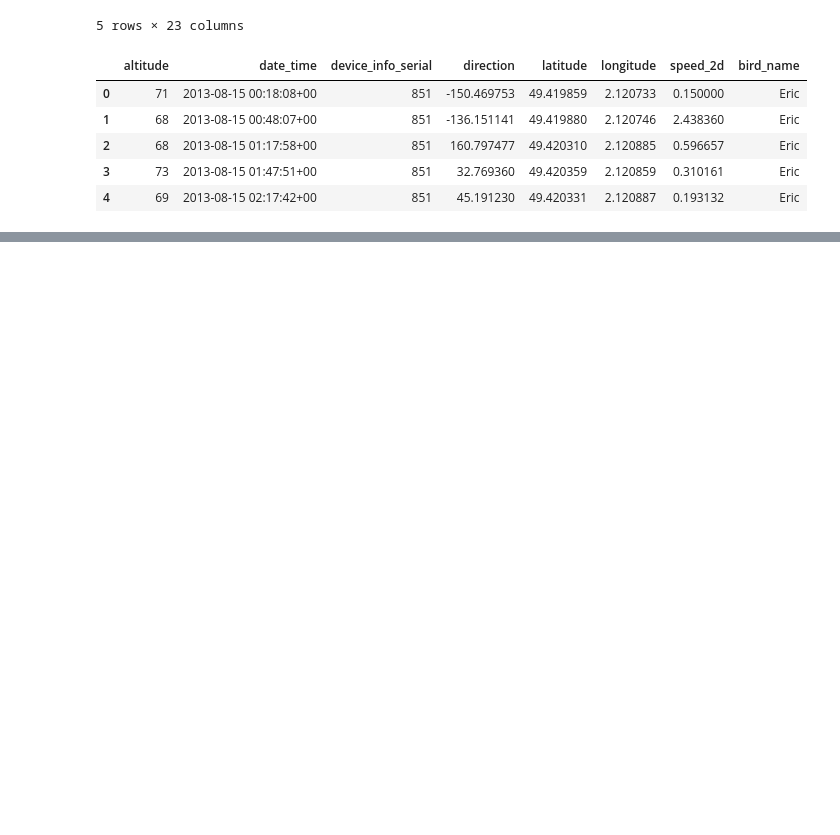
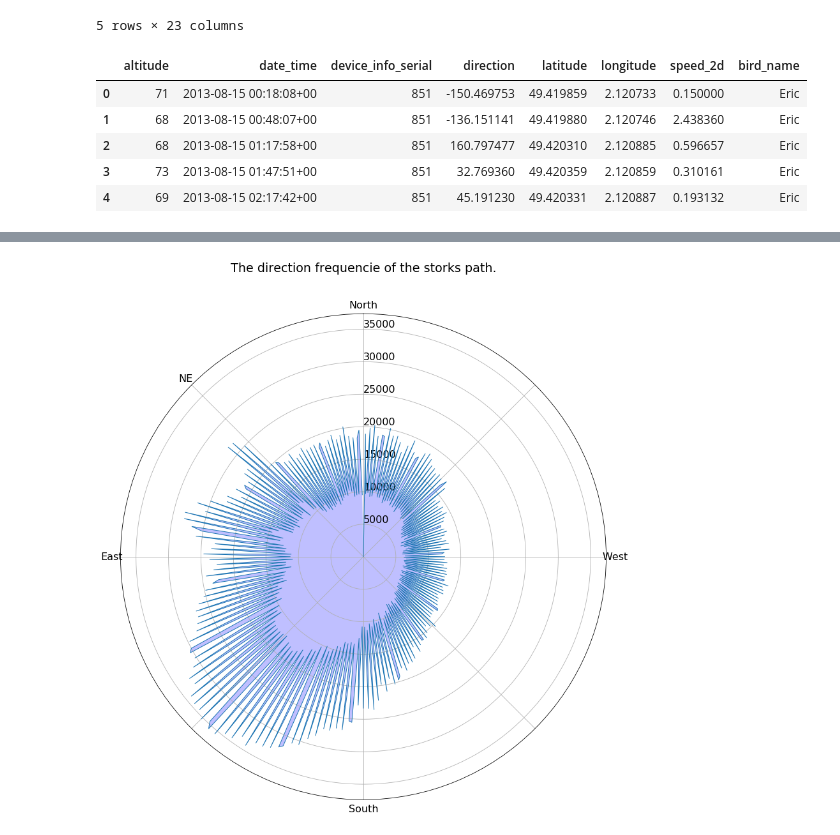
Before and after one commit to chewbacca13/Visualisation-Project, a Jupyter notebook: project.ipynb, the cells around one changed output, grey strips where cells are left out. Cells and saved outputs as stored; diff of their text form; code cells hidden in the pictures; blank space fills up the shorter version.

```diff
--- a/project.ipynb
+++ b/project.ipynb
@@ -90,0 +256,38 @@ m
+# %%
+
+act_data = data_stork
+
+
+act_data = act_data[(act_data['heading'] != 0)]
+directions = act_data['heading'].dropna()
+
+heading_count = {}
+for direct in directions:
+    degree = round(direct)
+    if degree in heading_count:
+        heading_count[degree] += 1
+    else:
+        heading_count[degree] = 1
+
+
+data = [[0 for x in range(360)] for y in range(2)]
+
+for i in range(0, 360):
+    data[0][i] = deg2rad(i)
+    if i in heading_count:
+        data[1][i] = heading_count[i]
+    else:
+        data[1][i] = 0
+# %%
+ax = plt.subplot(111, polar=True)
+# plt.xticks(angles[:-1], categories)
+ax.set_rlabel_position(0)
+ax.set_xticklabels(['North', '', 'West', '', 'South', '', 'East', 'NE'])
+ax.set_theta_zero_location("N")
+
+ax.plot(data[0], data[1], linewidth=1, linestyle='solid')
+ax.fill(data[0], data[1], 'b', alpha = 0.25)
+ax.set_theta_direction(-1)
+ax.set_title('The direction frequencie of the storks path.\n');
+# %% [output]
+[figure, added]
```
Also changed, not shown: parts of 12 cells of this notebook, 1 other file.
